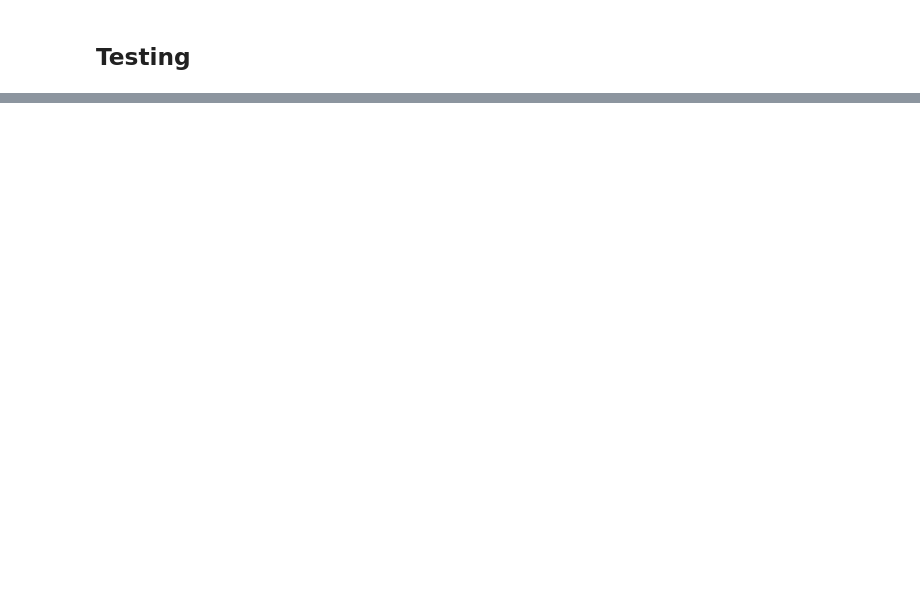
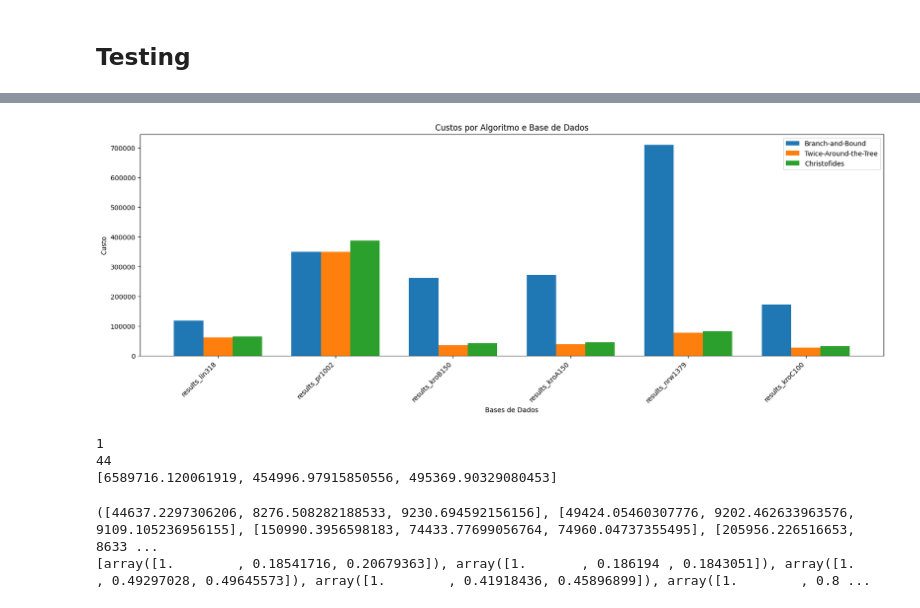
Before and after one commit to Chbmleao/Traveling-Salesman-Algorithms, a Jupyter notebook: tp2.ipynb, the cells around one changed output, grey strips where cells are left out. Saved outputs shown, nothing was run; the diff lists cells and outputs as text; code cells hidden in the pictures; blank space fills up the shorter version.

```diff
--- a/tp2.ipynb
+++ b/tp2.ipynb
@@ -365,0 +499,42 @@ KeyboardInterrupt:
+# %%
+fig, ax = plt.subplots(figsize=(20, 6))
+
+# Configurar o gráfico
+bar_width = 0.25
+index = np.arange(len(datasetsEscolhidos))
+
+# Criar barras para cada algoritmo
+for i, algoritmo in enumerate(algoritmos):
+  plt.bar(index + i * bar_width, custos[:, i], bar_width, label=algoritmo)
+
+# Adicionar rótulos e legendas
+plt.xlabel('Bases de Dados')
+plt.ylabel('Custo')
+plt.title('Custos por Algoritmo e Base de Dados')
+plt.xticks(index + bar_width * (len(algoritmos) - 1) / 2, datasetsEscolhidos, rotation=45, ha='right')
+plt.legend()
+
+# Exibir o gráfico
+plt.show()
+# %% [output]
+[figure, added]
+# %%
+# find the index of the dataset 'results_pr1002'
+pr1002_index = datasetsEscolhidos.index('results_pr1002')
+print(pr1002_index)
+print(datasetsIndexes[pr1002_index])
+print(costs[44])
+# %% [output]
+1
+44
+[6589716.120061919, 454996.97915850556, 495369.90329080453]
+# %%
+print(costs)
+costs = np.array(costs)
+
+normalizedCosts = [arr / max(arr) for arr in costs]
+
+print(normalizedCosts)
+# %% [output]
+([44637.2297306206, 8276.508282188533, 9230.694592156156], [49424.05460307776, 9202.462633963576, 9109.105236956155], [150990.3956598183, 74433.77699056764, 74960.04737355495], [205956.226516653, 8633 ...
+[array([1.        , 0.18541716, 0.20679363]), array([1.       , 0.186194 , 0.1843051]), array([1.        , 0.49297028, 0.49645573]), array([1.        , 0.41918436, 0.45896899]), array([1.        , 0.8 ...
```
Also changed, not shown: parts of 15 cells of this notebook.
